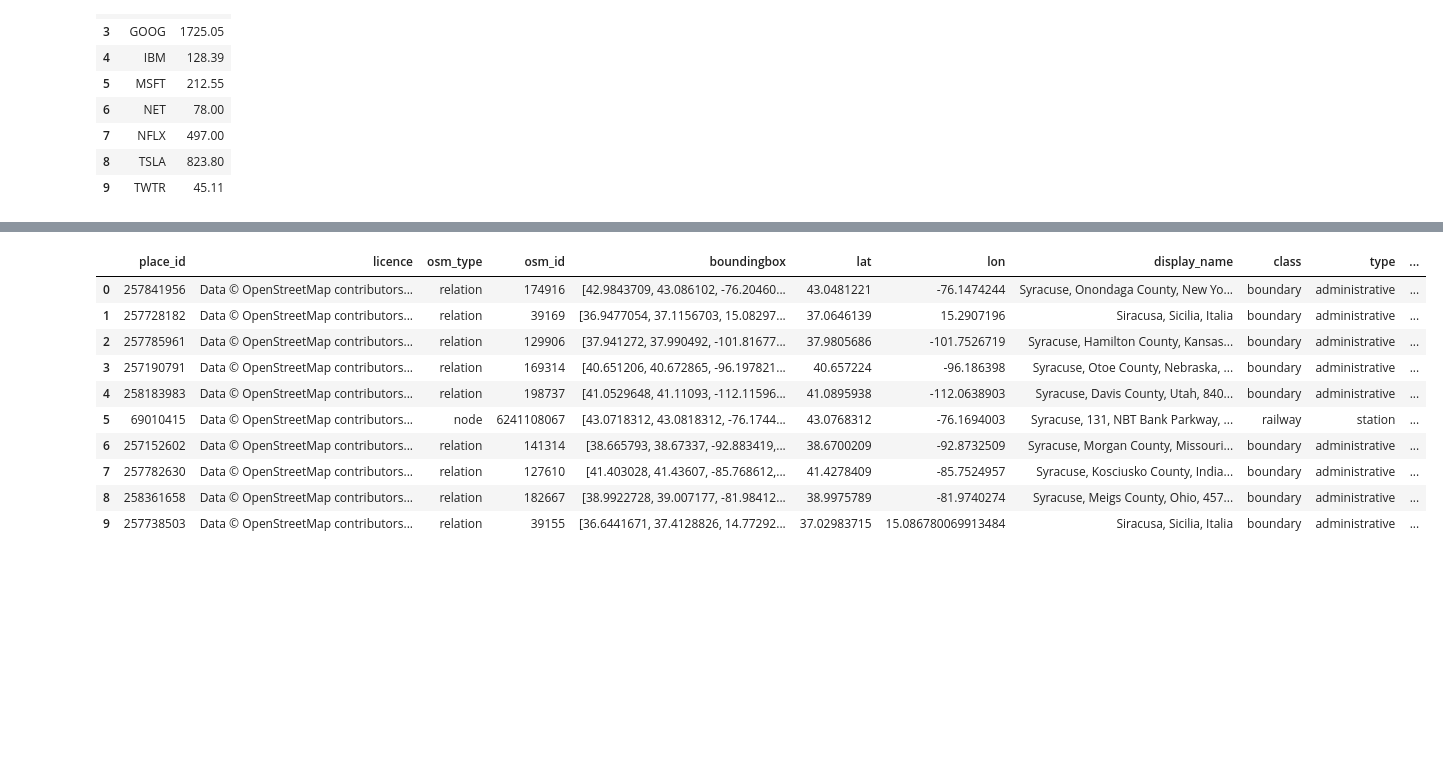
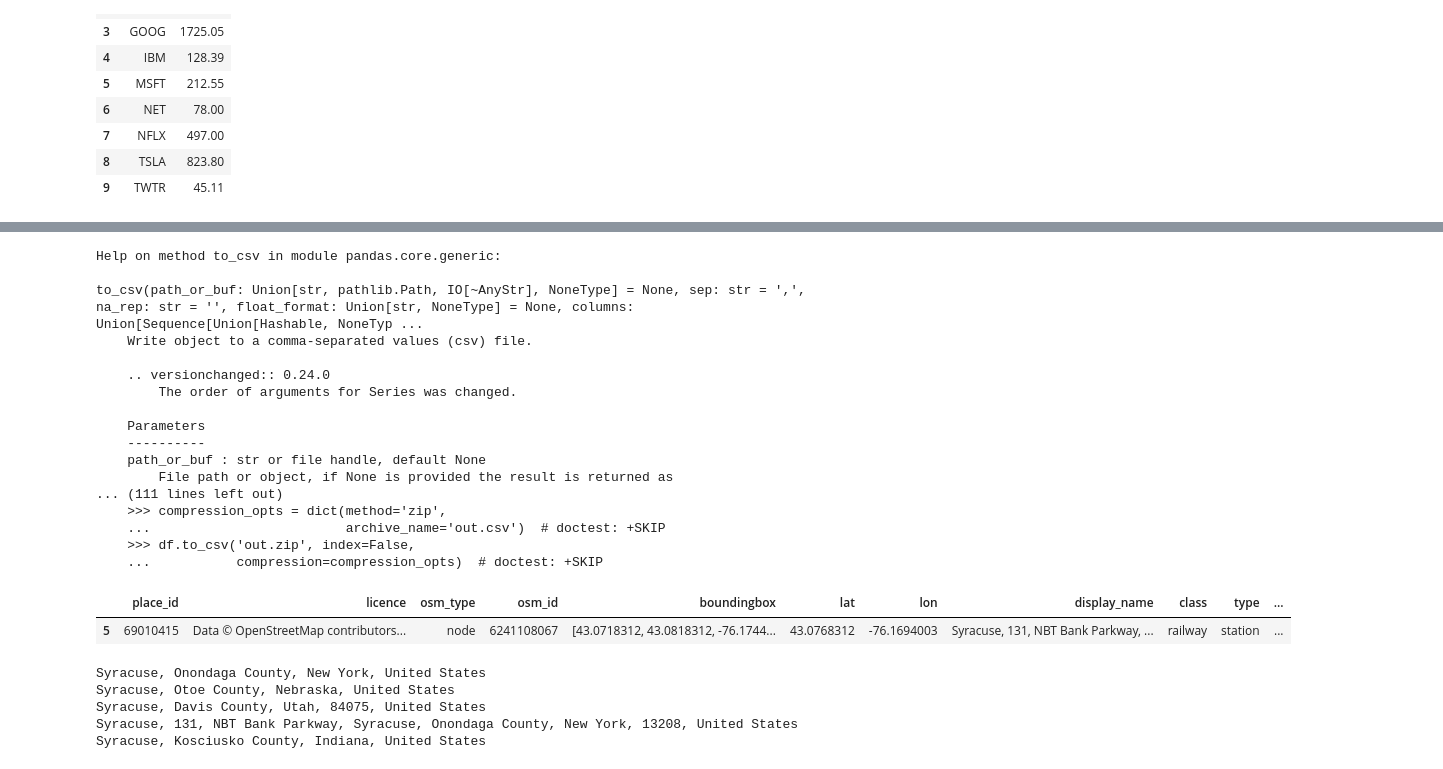
Before and after one commit to ist256/spring2021, a Jupyter notebook: lessons/12-Pandas/LargeGroup.ipynb, the cells around one changed output, grey strips where cells are left out. Drawn from its saved outputs; the diff is of its cells as text; code cells hidden in the pictures; blank space fills up the shorter version.

```diff
--- a/lessons/12-Pandas/LargeGroup.ipynb
+++ b/lessons/12-Pandas/LargeGroup.ipynb
@@ -103,25 +229,48 @@ stand_dfs[1]
+# %%
+help(nba.to_csv)
+# %% [output]
+Help on method to_csv in module pandas.core.generic:
+
+to_csv(path_or_buf: Union[str, pathlib.Path, IO[~AnyStr], NoneType] = None, sep: str = ',', na_rep: str = '', float_format: Union[str, NoneType] = None, columns: Union[Sequence[Union[Hashable, NoneTyp ...
+    Write object to a comma-separated values (csv) file.
+
+    .. versionchanged:: 0.24.0
+        The order of arguments for Series was changed.
+
+    Parameters
+    ----------
+    path_or_buf : str or file handle, default None
+        File path or object, if None is provided the result is returned as
+... (111 lines left out)
+    >>> compression_opts = dict(method='zip',
+    ...                         archive_name='out.csv')  # doctest: +SKIP
+    >>> df.to_csv('out.zip', index=False,
+    ...           compression=compression_opts)  # doctest: +SKIP
 # %%
 # Call an API, return a Python data structure
 def geocode(location):
     query_string = {'q' : location, 'format': 'json'}
     url='https://nominatim.openstreetmap.org/search'
     response = requests.get(url, params = query_string)
     response.raise_for_status()
     geodata = response.json()
     return geodata
 
 places = geocode("Syracuse") # call API
+places
+
 geo_df = pd.DataFrame(places) # build dataframe from the Python data structure
-geo_df
+geo_df[ geo_df['class'] == 'railway' ]
 # %% [output]
 |  | place_id | licence | osm_type | osm_id | boundingbox | lat | lon | display_name | class | type | ... |
-| 0 | 257841956 | Data © OpenStreetMap contributors... | relation | 174916 | [42.9843709, 43.086102, -76.20460... | 43.0481221 | -76.1474244 | Syracuse, Onondaga County, New Yo... | boundary | administrative | ... |
-| 1 | 257728182 | Data © OpenStreetMap contributors... | relation | 39169 | [36.9477054, 37.1156703, 15.08297... | 37.0646139 | 15.2907196 | Siracusa, Sicilia, Italia | boundary | administrative | ... |
-| 2 | 257785961 | Data © OpenStreetMap contributors... | relation | 129906 | [37.941272, 37.990492, -101.81677... | 37.9805686 | -101.7526719 | Syracuse, Hamilton County, Kansas... | boundary | administrative | ... |
-| 3 | 257190791 | Data © OpenStreetMap contributors... | relation | 169314 | [40.651206, 40.672865, -96.197821... | 40.657224 | -96.186398 | Syracuse, Otoe County, Nebraska, ... | boundary | administrative | ... |
-| 4 | 258183983 | Data © OpenStreetMap contributors... | relation | 198737 | [41.0529648, 41.11093, -112.11596... | 41.0895938 | -112.0638903 | Syracuse, Davis County, Utah, 840... | boundary | administrative | ... |
 | 5 | 69010415 | Data © OpenStreetMap contributors... | node | 6241108067 | [43.0718312, 43.0818312, -76.1744... | 43.0768312 | -76.1694003 | Syracuse, 131, NBT Bank Parkway, ... | railway | station | ... |
-| 6 | 257152602 | Data © OpenStreetMap contributors... | relation | 141314 | [38.665793, 38.67337, -92.883419,... | 38.6700209 | -92.8732509 | Syracuse, Morgan County, Missouri... | boundary | administrative | ... |
-| 7 | 257782630 | Data © OpenStreetMap contributors... | relation | 127610 | [41.403028, 41.43607, -85.768612,... | 41.4278409 | -85.7524957 | Syracuse, Kosciusko County, India... | boundary | administrative | ... |
-| 8 | 258361658 | Data © OpenStreetMap contributors... | relation | 182667 | [38.9922728, 39.007177, -81.98412... | 38.9975789 | -81.9740274 | Syracuse, Meigs County, Ohio, 457... | boundary | administrative | ... |
-| 9 | 257738503 | Data © OpenStreetMap contributors... | relation | 39155 | [36.6441671, 37.4128826, 14.77292... | 37.02983715 | 15.086780069913484 | Siracusa, Sicilia, Italia | boundary | administrative | ... |
+# %%
+for row in geo_df.to_records():
+    if float(row['lat']) > 40:
+        print(row['display_name'])
+# %% [output]
+Syracuse, Onondaga County, New York, United States
+Syracuse, Otoe County, Nebraska, United States
+Syracuse, Davis County, Utah, 84075, United States
+Syracuse, 131, NBT Bank Parkway, Syracuse, Onondaga County, New York, 13208, United States
+Syracuse, Kosciusko County, Indiana, United States
```
Also changed, not shown: parts of 20 cells of this notebook, 3 other files.
